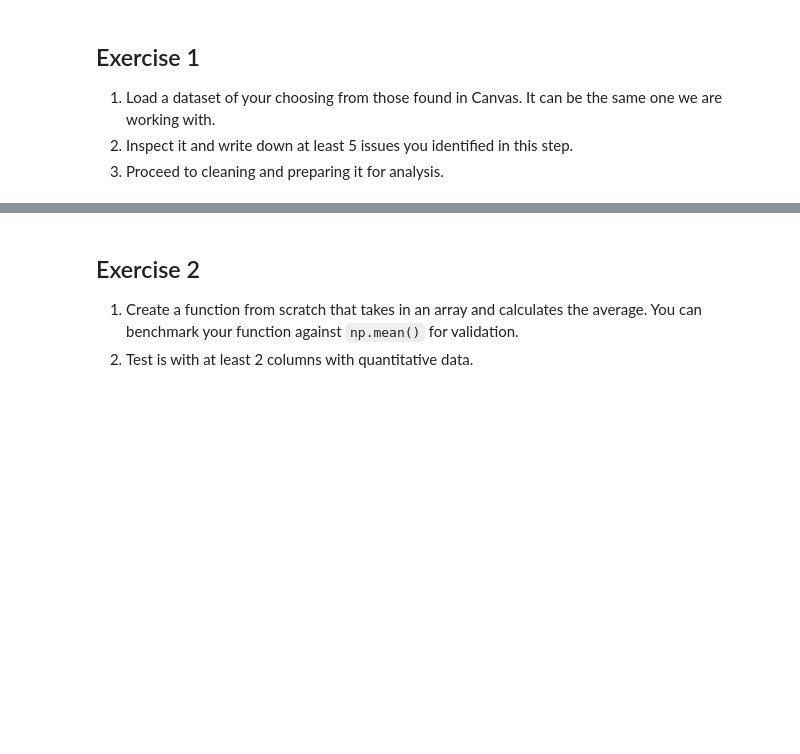
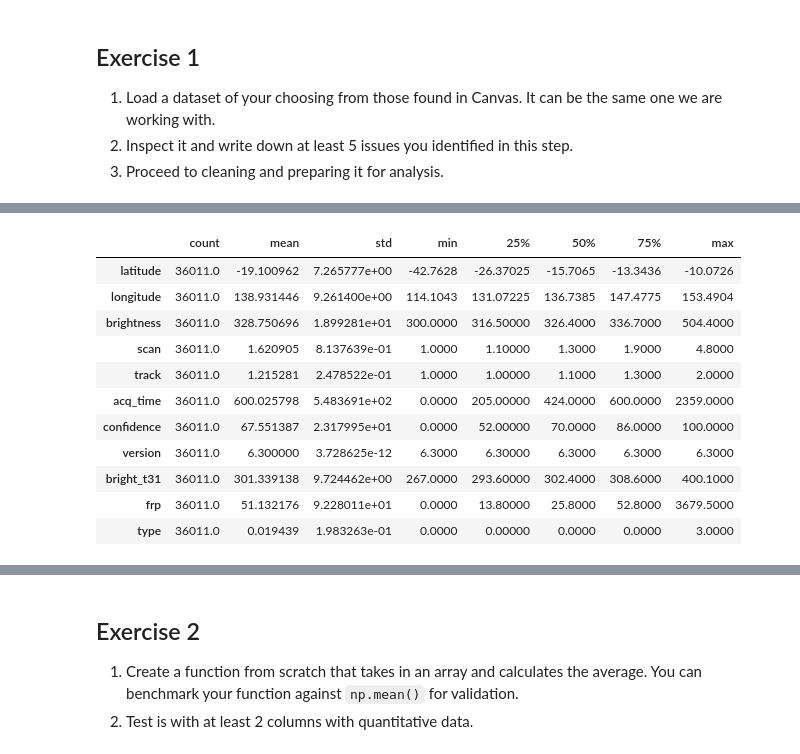
Before and after one commit to thushara-lakshmanan/python-intro, a Jupyter notebook: mini-assessment/mini_assessment_week5_TL.ipynb, the cells around one changed output, grey strips where cells are left out. Cells and saved outputs as stored; diff of their text form; code cells hidden in the pictures; blank space fills up the shorter version.

```diff
--- a/mini-assessment/mini_assessment_week5_TL.ipynb
+++ b/mini-assessment/mini_assessment_week5_TL.ipynb
@@ -21,0 +38,15 @@ df.head()
+# %%
+df.describe().T
+# %% [output]
+|  | count | mean | std | min | 25% | 50% | 75% | max |
+| latitude | 36011.0 | -19.100962 | 7.265777e+00 | -42.7628 | -26.37025 | -15.7065 | -13.3436 | -10.0726 |
+| longitude | 36011.0 | 138.931446 | 9.261400e+00 | 114.1043 | 131.07225 | 136.7385 | 147.4775 | 153.4904 |
+| brightness | 36011.0 | 328.750696 | 1.899281e+01 | 300.0000 | 316.50000 | 326.4000 | 336.7000 | 504.4000 |
+| scan | 36011.0 | 1.620905 | 8.137639e-01 | 1.0000 | 1.10000 | 1.3000 | 1.9000 | 4.8000 |
+| track | 36011.0 | 1.215281 | 2.478522e-01 | 1.0000 | 1.00000 | 1.1000 | 1.3000 | 2.0000 |
+| acq_time | 36011.0 | 600.025798 | 5.483691e+02 | 0.0000 | 205.00000 | 424.0000 | 600.0000 | 2359.0000 |
+| confidence | 36011.0 | 67.551387 | 2.317995e+01 | 0.0000 | 52.00000 | 70.0000 | 86.0000 | 100.0000 |
+| version | 36011.0 | 6.300000 | 3.728625e-12 | 6.3000 | 6.30000 | 6.3000 | 6.3000 | 6.3000 |
+| bright_t31 | 36011.0 | 301.339138 | 9.724462e+00 | 267.0000 | 293.60000 | 302.4000 | 308.6000 | 400.1000 |
+| frp | 36011.0 | 51.132176 | 9.228011e+01 | 0.0000 | 13.80000 | 25.8000 | 52.8000 | 3679.5000 |
+| type | 36011.0 | 0.019439 | 1.983263e-01 | 0.0000 | 0.00000 | 0.0000 | 0.0000 | 3.0000 |
```
Also changed, not shown: parts of 41 cells of this notebook, 14 other files.
